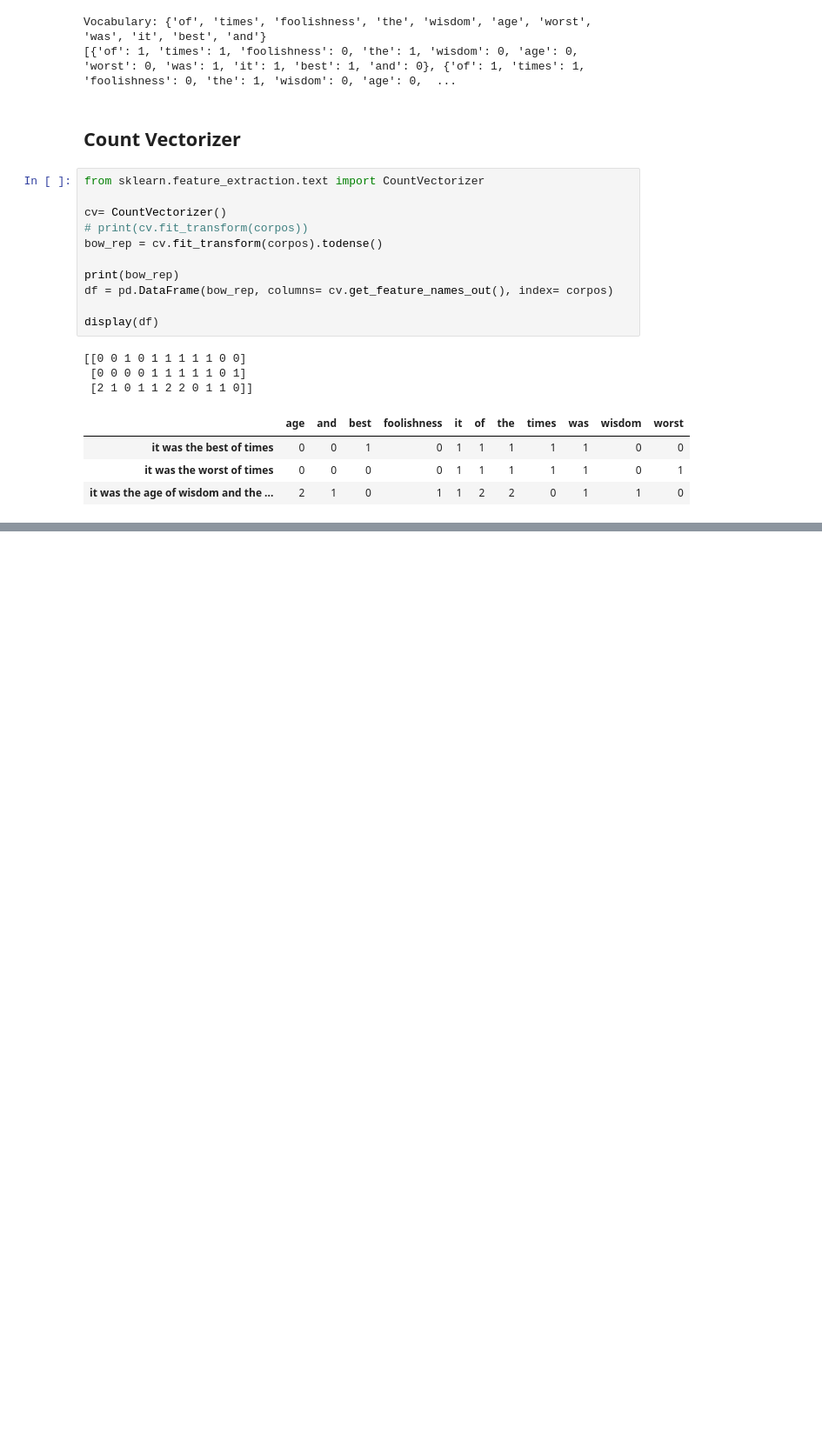
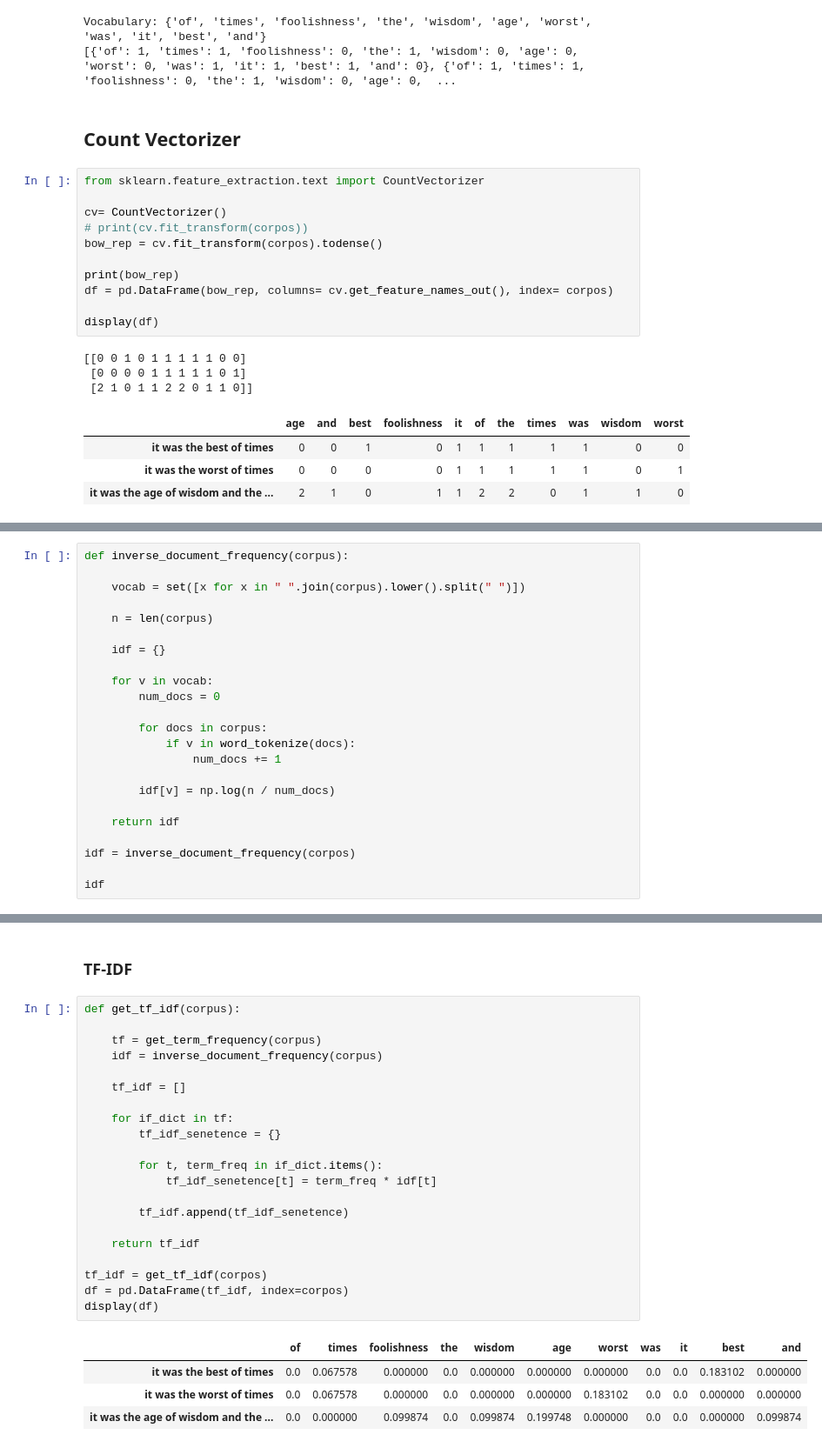
Before and after one commit to Mohwit/NLP, a Jupyter notebook: BoW_TFIDF/finding_similar_articles.ipynb, the cells around one changed output, grey strips where cells are left out. Shown at 87% size. Cells and saved outputs as stored; diff of their text form; blank space fills up the shorter version.

```diff
--- a/BoW_TFIDF/finding_similar_articles.ipynb
+++ b/BoW_TFIDF/finding_similar_articles.ipynb
@@ -362,0 +404,23 @@ display(df)
+# %%
+def inverse_document_frequency(corpus):
+
+    vocab = set([x for x in " ".join(corpus).lower().split(" ")])
+
+    n = len(corpus)
+
+    idf = {}
+
+    for v in vocab:
+        num_docs = 0
+
+        for docs in corpus:
+            if v in word_tokenize(docs):
+                num_docs += 1
+
+        idf[v] = np.log(n / num_docs)
+
+    return idf
+
+idf = inverse_document_frequency(corpos)
+
+idf
@@ -362,0 +439,28 @@ display(df)
+# %% [markdown]
+### TF-IDF
+# %%
+def get_tf_idf(corpus):
+
+    tf = get_term_frequency(corpus)
+    idf = inverse_document_frequency(corpus)
+
+    tf_idf = []
+
+    for if_dict in tf:
+        tf_idf_senetence = {}
+
+        for t, term_freq in if_dict.items():
+            tf_idf_senetence[t] = term_freq * idf[t]
+
+        tf_idf.append(tf_idf_senetence)
+
+    return tf_idf
+
+tf_idf = get_tf_idf(corpos)
+df = pd.DataFrame(tf_idf, index=corpos)
+display(df)
+# %% [output]
+|  | of | times | foolishness | the | wisdom | age | worst | was | it | best | and |
+| it was the best of times | 0.0 | 0.067578 | 0.000000 | 0.0 | 0.000000 | 0.000000 | 0.000000 | 0.0 | 0.0 | 0.183102 | 0.000000 |
+| it was the worst of times | 0.0 | 0.067578 | 0.000000 | 0.0 | 0.000000 | 0.000000 | 0.183102 | 0.0 | 0.0 | 0.000000 | 0.000000 |
+| it was the age of wisdom and the ... | 0.0 | 0.000000 | 0.099874 | 0.0 | 0.099874 | 0.199748 | 0.000000 | 0.0 | 0.0 | 0.000000 | 0.099874 |
```
Also changed, not shown: parts of 9 cells of this notebook.
